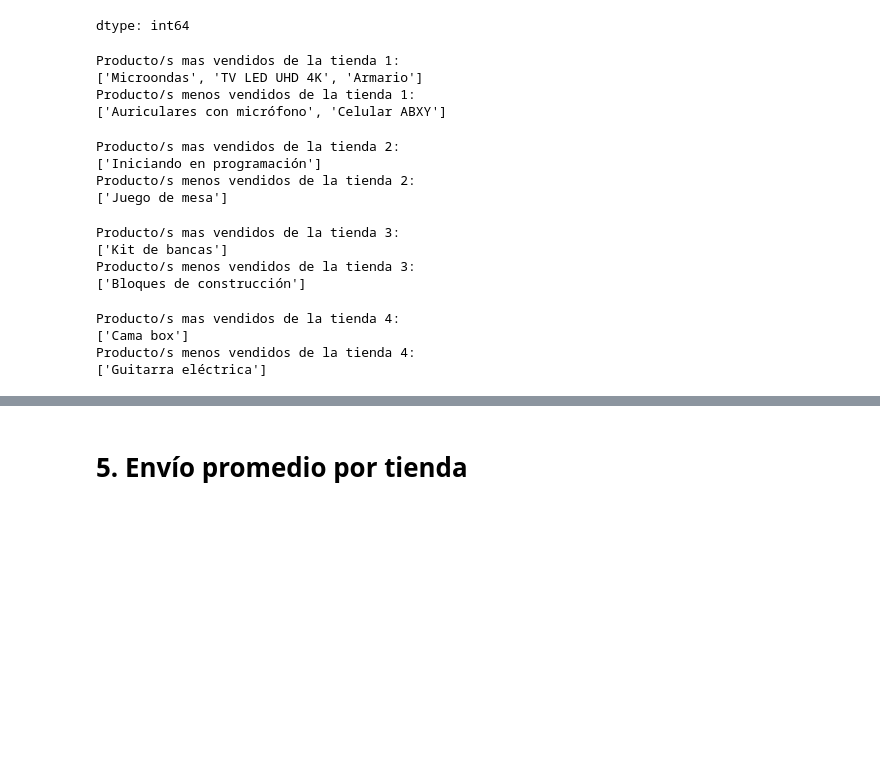
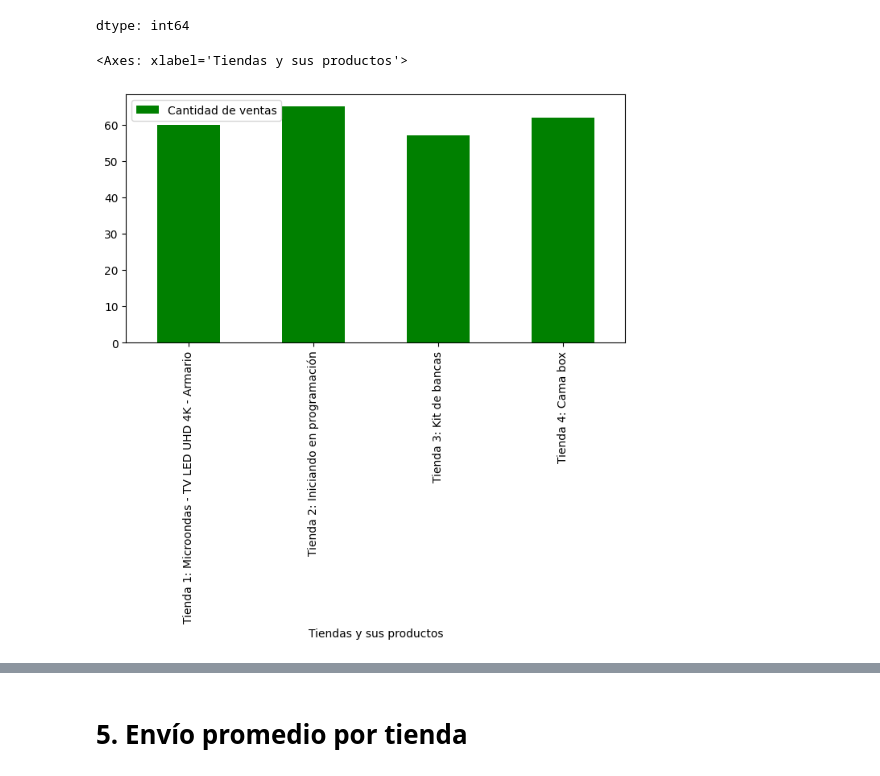
Before and after one commit to Ferrrchu/Challenge-Alura-Latam, a Jupyter notebook: AluraStoreLatam.ipynb, the cells around one changed output, grey strips where cells are left out. Drawn from its saved outputs; the diff is of its cells as text; code cells hidden in the pictures; blank space fills up the shorter version.

```diff
--- a/AluraStoreLatam.ipynb
+++ b/AluraStoreLatam.ipynb
@@ -186,44 +217,23 @@ dtype: int64
 # %%
 conteo_productos = tienda.Producto.value_counts()
-mas_vendido = conteo_productos[conteo_productos==tienda.Producto.value_counts().max()]
-menos_vendido = conteo_productos[conteo_productos==tienda.Producto.value_counts().min()]
-print(f'Producto/s mas vendidos de la tienda 1:\n{mas_vendido.index.tolist()}')
-print(f'Producto/s menos vendidos de la tienda 1:\n{menos_vendido.index.tolist()}')
+mas_vendido = 'Tienda 1: ' + concatenar((conteo_productos[conteo_productos==tienda.Producto.value_counts().max()]).index.tolist())
+menos_vendido = 'Tienda 1: ' + concatenar((conteo_productos[conteo_productos==tienda.Producto.value_counts().min()]).index.tolist())
-# %% [output]
-Producto/s mas vendidos de la tienda 1:
-['Microondas', 'TV LED UHD 4K', 'Armario']
-Producto/s menos vendidos de la tienda 1:
-['Auriculares con micrófono', 'Celular ABXY']
 # %%
 conteo_productos2 = tienda2.Producto.value_counts()
-mas_vendido2 = conteo_productos2[conteo_productos2==tienda2.Producto.value_counts().max()]
-menos_vendido2 = conteo_productos2[conteo_productos2==tienda2.Producto.value_counts().min()]
-print(f'Producto/s mas vendidos de la tienda 2:\n{mas_vendido2.index.tolist()}')
-print(f'Producto/s menos vendidos de la tienda 2:\n{menos_vendido2.index.tolist()}')
+mas_vendido2 = 'Tienda 2: ' + concatenar((conteo_productos2[conteo_productos2==tienda2.Producto.value_counts().max()]).index.tolist())
+menos_vendido2 = 'Tienda 2: ' + concatenar((conteo_productos2[conteo_productos2==tienda2.Producto.value_counts().min()]).index.tolist())
-# %% [output]
-Producto/s mas vendidos de la tienda 2:
-['Iniciando en programación']
-Producto/s menos vendidos de la tienda 2:
-['Juego de mesa']
 # %%
 conteo_productos3 = tienda3.Producto.value_counts()
-mas_vendido3 = conteo_productos3[conteo_productos3==tienda3.Producto.value_counts().max()]
-menos_vendido3 = conteo_productos3[conteo_productos3==tienda3.Producto.value_counts().min()]
-print(f'Producto/s mas vendidos de la tienda 3:\n{mas_vendido3.index.tolist()}')
-print(f'Producto/s menos vendidos de la tienda 3:\n{menos_vendido3.index.tolist()}')
+mas_vendido3 = 'Tienda 3: ' + concatenar((conteo_productos3[conteo_productos3==tienda3.Producto.value_counts().max()]).index.tolist())
+menos_vendido3 = 'Tienda 3: ' + concatenar((conteo_productos3[conteo_productos3==tienda3.Producto.value_counts().min()]).index.tolist())
-# %% [output]
-Producto/s mas vendidos de la tienda 3:
-['Kit de bancas']
-Producto/s menos vendidos de la tienda 3:
-['Bloques de construcción']
 # %%
 conteo_productos4 = tienda4.Producto.value_counts()
-mas_vendido4 = conteo_productos4[conteo_productos4==tienda4.Producto.value_counts().max()]
-menos_vendido4 = conteo_productos4[conteo_productos4==tienda4.Producto.value_counts().min()]
-print(f'Producto/s mas vendidos de la tienda 4:\n{mas_vendido4.index.tolist()}')
-print(f'Producto/s menos vendidos de la tienda 4:\n{menos_vendido4.index.tolist()}')
+mas_vendido4 = 'Tienda 4: ' + concatenar((conteo_productos4[conteo_productos4==tienda4.Producto.value_counts().max()]).index.tolist())
+menos_vendido4 = 'Tienda 4: ' + concatenar((conteo_productos4[conteo_productos4==tienda4.Producto.value_counts().min()]).index.tolist())
-# %% [output]
-Producto/s mas vendidos de la tienda 4:
-['Cama box']
-Producto/s menos vendidos de la tienda 4:
-['Guitarra eléctrica']
+# %%
+mas_vendidos_totales = {'Tiendas y sus productos': [mas_vendido, mas_vendido2, mas_vendido3, mas_vendido4], 'Cantidad de ventas': [conteo_productos.max(),conteo_productos2.max(),conteo_productos3.max(),conteo_productos4.max()]}
+df_mas_vendidos_totales = pd.DataFrame(mas_vendidos_totales)
+df_mas_vendidos_totales.plot(kind='bar', y='Cantidad de ventas', x='Tiendas y sus productos', figsize=(8,4), color='green')
+# %% [output]
+<Axes: xlabel='Tiendas y sus productos'>
+[figure, added]
```
Also changed, not shown: parts of 10 cells of this notebook.
